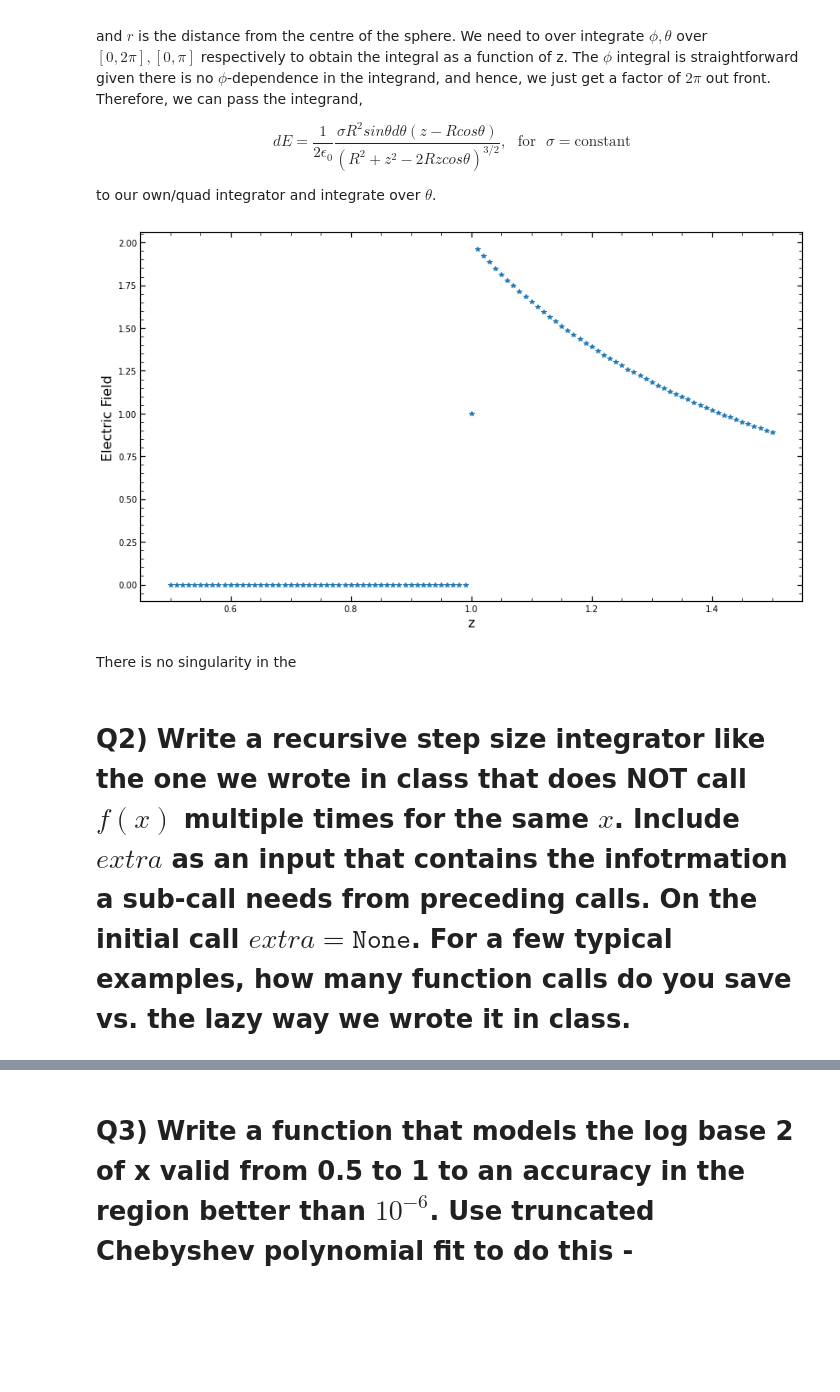
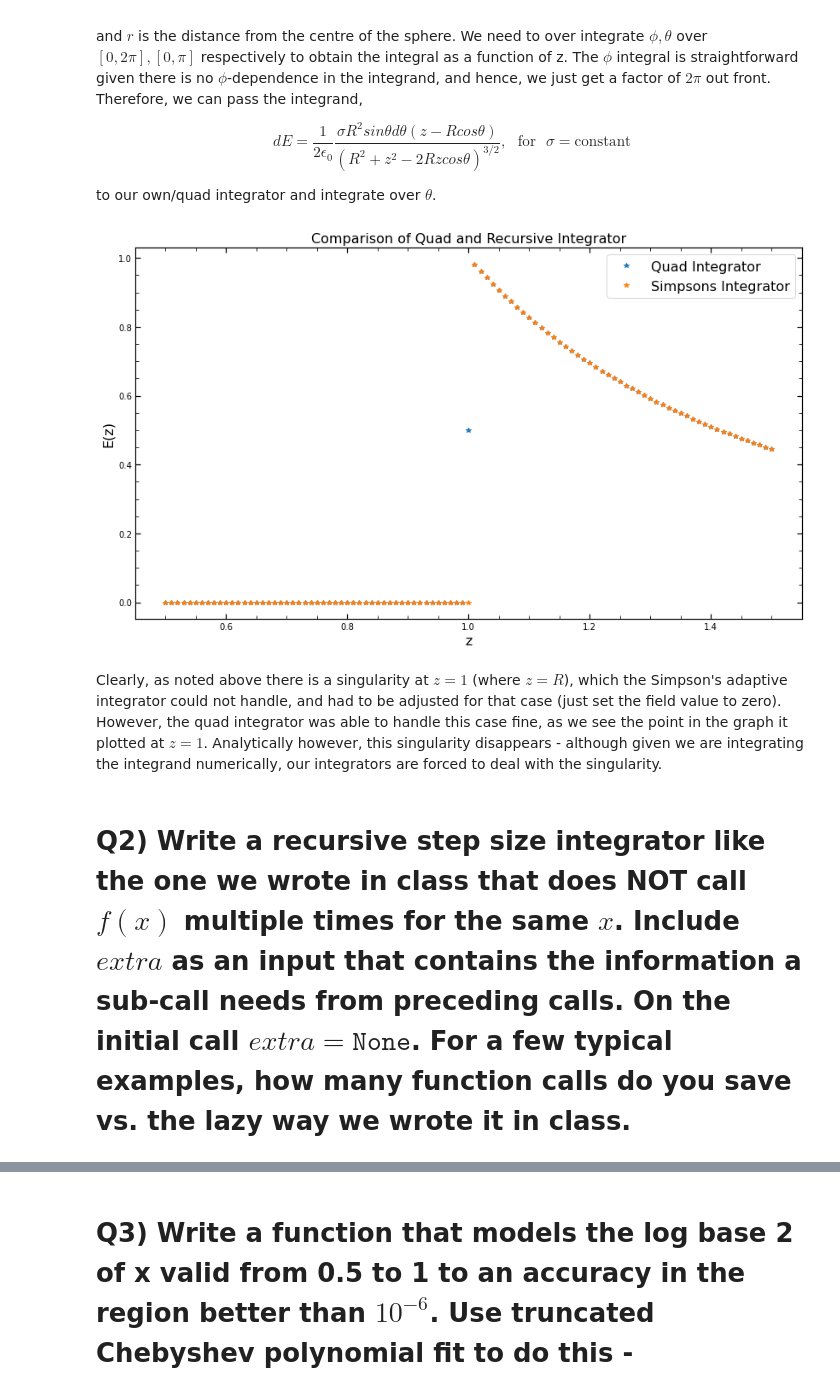
Before and after one commit to kenj19/PHYS512, a Jupyter notebook: ps2.ipynb, the cells around one changed output, grey strips where cells are left out. Cells and saved outputs as stored; diff of their text form; code cells hidden in the pictures; blank space fills up the shorter version.

```diff
--- a/ps2.ipynb
+++ b/ps2.ipynb
@@ -21,10 +21,10 @@ to our own/quad integrator and integrate over $\theta$.
 # %%
 # Define integrand as function of theta, ignoring constants, set R = sigma = 1
 
-R=1
+R, eps, sigma = 1, 1, 1
 
 def dE(theta, z):
-    return (R**2 * np.sin(theta) * (z - R*np.cos(theta)))/(R**2 + z**2 - 2*R*z*np.cos(theta))**(3/2)
+    return sigma*(R**2 * np.sin(theta) * (z - R*np.cos(theta)))/(2*eps*(R**2 + z**2 - 2*R*z*np.cos(theta))**(3/2))
 
 # First use scipy.integrate.quad, need to solve integral for range of z-values
 
@@ -34,21 +34,47 @@ def quad_integrate(integrand, bounds, z_arr):
     for z in z_arr:
         integral_z.append(scipy.integrate.quad(integrand, a, b, args=(z))[0]) # integral at each z-value
     return integral_z
+# %%
+# Simpsons rule integrator from class modified to take z as input in function
+
+def integrator(fun,x0,x1,tol,z):
+    x=np.linspace(x0,x1,5)
+    y=fun(x, z)
+    dx=(x1-x0)/(len(x)-1)
+    area1=2*dx*(y[0]+4*y[2]+y[4])/3 #coarse step
+    area2=dx*(y[0]+4*y[1]+2*y[2]+4*y[3]+y[4])/3 #finer step
+    err=np.abs(area1-area2)
+    if err<tol:
+        return area2
+    else:
+        xmid=(x0+x1)/2
+        left=integrator(fun,x0,xmid,tol/2,z)
+        right=integrator(fun,xmid,x1,tol/2,z)
+        return left+right
 # %%
 # Now plot quad integrator results versus own integrator
 
-z_range = np.linspace(0.5,1.5,101)
+z_range = np.linspace(0.5,1.5,101) # linspace of z-values, spanning from inside of sphere to outside
 quad_integrate_dE = quad_integrate(dE, [0,np.pi], z_range)
+
+simpsons_integrate_dE = []
+for z in z_range:
+    if z==1.0: # encounter a singularity here, so just set the point to zero, other recursive failure
+        simpsons_integrate_dE.append(0)
+        continue
+    simpsons_integrate_dE.append(integrator(dE, 0, np.pi, 1e-6, z)) # integrate using integrator from class
+
 
 fig, ax = plt.subplots(figsize=[14, 8])
 ax.plot(z_range, quad_integrate_dE, '*', label='Quad Integrator')
+ax.plot(z_range, simpsons_integrate_dE, '*', label = 'Simpsons Integrator')
 ax.set_xlabel('z', fontsize=16)
-ax.set_ylabel('Electric Field Strength', fontsize=16)
+ax.set_ylabel('E(z)', fontsize=16)
 ax.set_title('Comparison of Quad and Recursive Integrator', fontsize=16)
 ax.legend(fontsize=16);
 # %% [output]
-[figure, old version]
+[figure, new version]
-# %% [markdown]
-There is no singularity in the
+# %% [markdown]
+Clearly, as noted above there is a singularity at $z=1$ (where $z=R$), which the Simpson's adaptive integrator could not handle, and had to be adjusted for that case (just set the field value to zero). However, the quad integrator was able to handle this case fine, as we see the point in the graph it plotted at $z=1$. Analytically however, this singularity disappears - although given we are integrating the integrand numerically, our integrators are forced to deal with the singularity.
 # %% [markdown]
-# Q2) Write a recursive step size integrator like the one we wrote in class that does NOT call $f(x)$ multiple times for the same $x$. Include $extra$ as an input that contains the infotrmation a sub-call needs from preceding calls. On the initial call $extra=\texttt{None}$. For a few typical examples, how many function calls do you save vs. the lazy way we wrote it in class.
+# Q2) Write a recursive step size integrator like the one we wrote in class that does NOT call $f(x)$ multiple times for the same $x$. Include $extra$ as an input that contains the information a sub-call needs from preceding calls. On the initial call $extra=\texttt{None}$. For a few typical examples, how many function calls do you save vs. the lazy way we wrote it in class.
```
Also changed, not shown: parts of 8 cells of this notebook.
